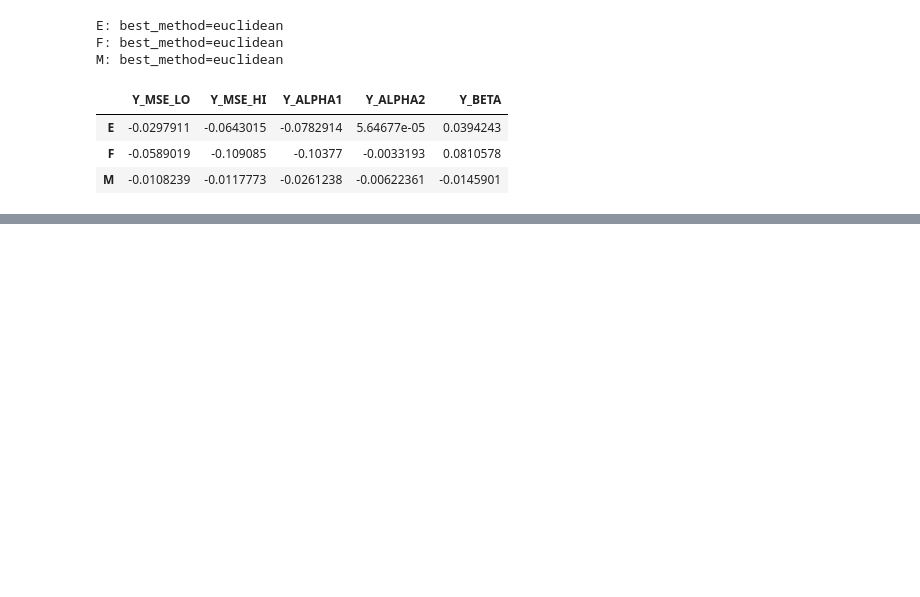
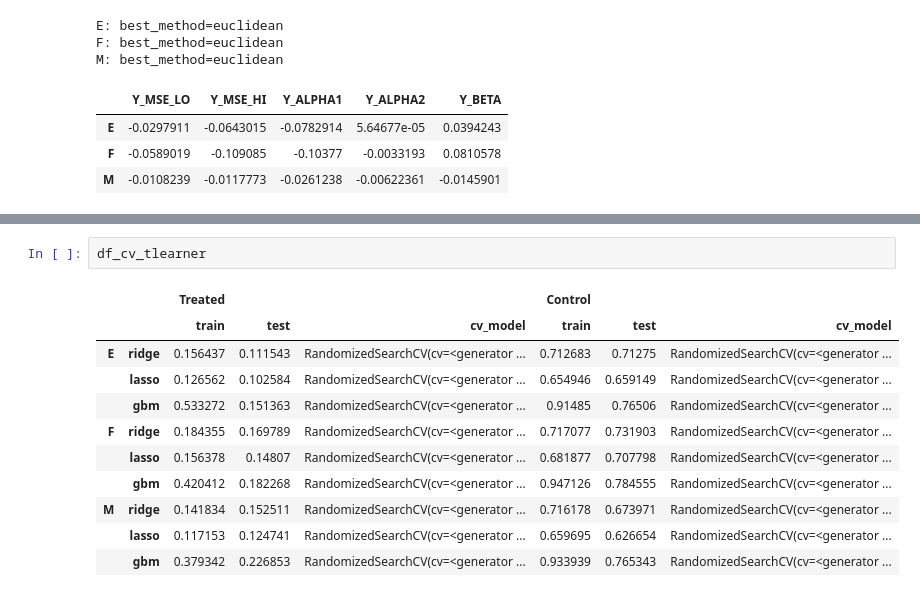
Before and after one commit to avivrosenberg/causal-inference-hw, a Jupyter notebook: proj/ci-proj.ipynb, the cells around one changed output, grey strips where cells are left out. Cells and saved outputs as stored; diff of their text form; blank space fills up the shorter version.

```diff
--- a/proj/ci-proj.ipynb
+++ b/proj/ci-proj.ipynb
@@ -1094,0 +1122,14 @@ Type:      function
+# %%
+df_cv_tlearner
+# %% [output]
+|  |  | Treated |  |  | Control |  |  |
+|  |  | train | test | cv_model | train | test | cv_model |
+| E | ridge | 0.156437 | 0.111543 | RandomizedSearchCV(cv=<generator ... | 0.712683 | 0.71275 | RandomizedSearchCV(cv=<generator ... |
+|  | lasso | 0.126562 | 0.102584 | RandomizedSearchCV(cv=<generator ... | 0.654946 | 0.659149 | RandomizedSearchCV(cv=<generator ... |
+|  | gbm | 0.533272 | 0.151363 | RandomizedSearchCV(cv=<generator ... | 0.91485 | 0.76506 | RandomizedSearchCV(cv=<generator ... |
+| F | ridge | 0.184355 | 0.169789 | RandomizedSearchCV(cv=<generator ... | 0.717077 | 0.731903 | RandomizedSearchCV(cv=<generator ... |
+|  | lasso | 0.156378 | 0.14807 | RandomizedSearchCV(cv=<generator ... | 0.681877 | 0.707798 | RandomizedSearchCV(cv=<generator ... |
+|  | gbm | 0.420412 | 0.182268 | RandomizedSearchCV(cv=<generator ... | 0.947126 | 0.784555 | RandomizedSearchCV(cv=<generator ... |
+| M | ridge | 0.141834 | 0.152511 | RandomizedSearchCV(cv=<generator ... | 0.716178 | 0.673971 | RandomizedSearchCV(cv=<generator ... |
+|  | lasso | 0.117153 | 0.124741 | RandomizedSearchCV(cv=<generator ... | 0.659695 | 0.626654 | RandomizedSearchCV(cv=<generator ... |
+|  | gbm | 0.379342 | 0.226853 | RandomizedSearchCV(cv=<generator ... | 0.933939 | 0.765343 | RandomizedSearchCV(cv=<generator ... |
```
Also changed, not shown: parts of 21 cells of this notebook.
